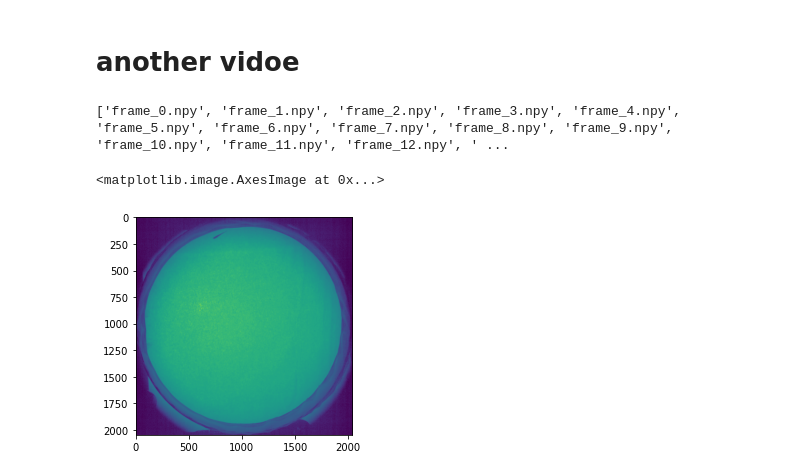
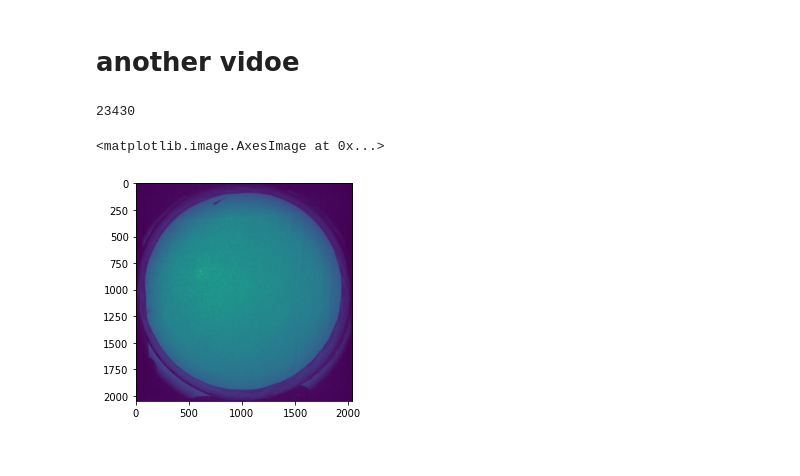
Before and after one commit to isis0517/ZippedFish, a Jupyter notebook: SIDEVIEW.ipynb, the cells around one changed output. Saved outputs shown, nothing was run; the diff lists cells and outputs as text; code cells hidden in the pictures.

```diff
--- a/SIDEVIEW.ipynb
+++ b/SIDEVIEW.ipynb
@@ -151,10 +151,10 @@ for s in tqdm(range(data_len)):
     imgs.append(rotated)
     h_ans.append(angle)
 # %%
-s = 4827
+s = 15240
 sk = NT_skeleton(imgs[s])
 
-print(imgs[s].shape)
+print(h_ans[15240])
 draw = imgs[s].copy()
 for n in range(len(sk)-1):
     cv2.line(draw, (sk[n, 1], sk[n, 0]), (sk[n+1, 1], sk[n+1, 0]), (0), 1)
@@ -249,7 +249,7 @@ print(len(han_sks))
 # %%
 
 from sklearn.decomposition import PCA
-pca = PCA(n_components=3)
+pca = PCA(n_components=5)
 pca.fit(han_sks)
 pc1 = pca.components_[0]
 u = np.array([0,-1])
@@ -277,7 +277,7 @@ array([-0.13791866,  0.01490891, -0.06605986])
 # %%
 from sklearn.cluster import KMeans
 
-n_clusters = 10
+n_clusters = 22
 kmeans = KMeans(n_clusters=n_clusters, algorithm="elkan", init="k-means++", tol=1e-10, n_init=20)
 kmeans.fit(pca_sks)
 labels = kmeans.predict(pca_sks)
@@ -526,19 +562,19 @@ plt.imshow(img)
 # %%
 path2 = r"/media/isis0517/QVO2/0115/03"
 
 flist2 = os.listdir(path2)
 temlist = []
 for filename in flist2:
     if filename.split(".")[-1] == "npy":
         temlist.append(filename)
 
 temlist.sort(key=lambda x: (x[0:2], len(x), x))
-print(temlist[:20])
-flist2 = temlist[:-2]
+print(len(temlist))
+flist2 = temlist[:-100]
 img = np.load(os.path.join(path2,flist2[0]))
-img = (img/255)**0.6*255
+#img = (img/255)**0.6*255
 plt.imshow(img)
 # %% [output]
-['frame_0.npy', 'frame_1.npy', 'frame_2.npy', 'frame_3.npy', 'frame_4.npy', 'frame_5.npy', 'frame_6.npy', 'frame_7.npy', 'frame_8.npy', 'frame_9.npy', 'frame_10.npy', 'frame_11.npy', 'frame_12.npy', ' ...
+23430
 <matplotlib.image.AxesImage at 0x...>
-[figure, old version]
+[figure, new version]
```
Also changed, not shown: parts of 23 cells of this notebook.
